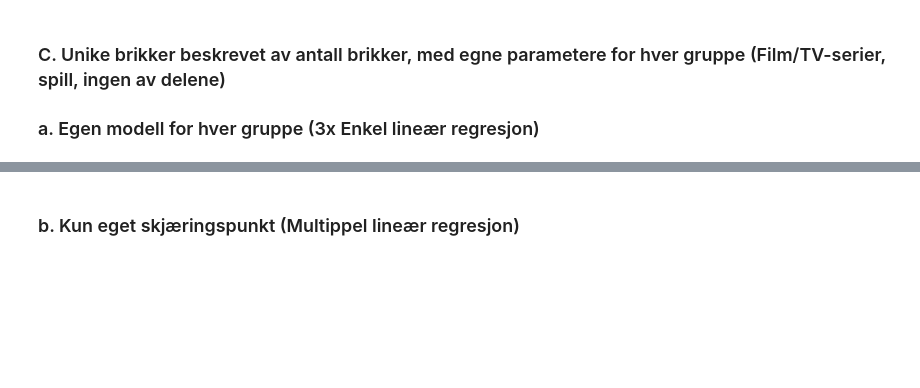
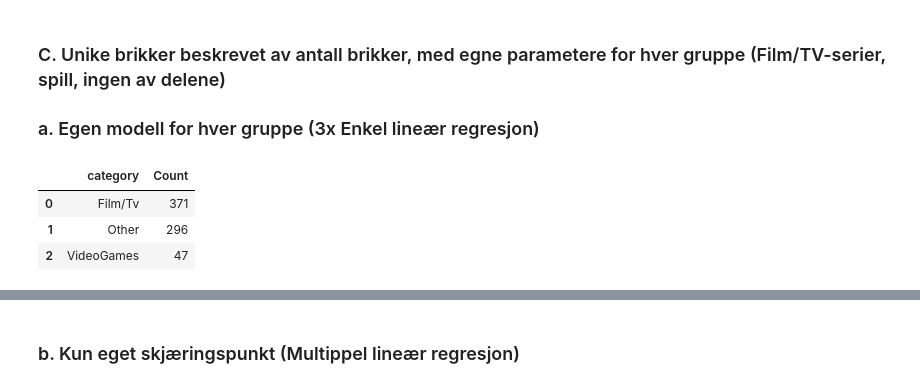
Before and after one commit to kludge7/ISTT1003-Statistikk, a Jupyter notebook: models.ipynb, the cells around one changed output, grey strips where cells are left out. Drawn from its saved outputs; the diff is of its cells as text; code cells hidden in the pictures; blank space fills up the shorter version.

```diff
--- a/models.ipynb
+++ b/models.ipynb
@@ -65 +133,11 @@ modell3_mlr.fit().summary()
+# %%
+# Puts the previously grouped themes in an array of the categories film/tv, video games and other
+lego_set_data['category'] = np.where(lego_set_data['Theme'].isin(film_tv_themes), 'Film/Tv',
+                                np.where(lego_set_data['Theme'].isin(video_games_themes), 'VideoGames', 'Other'))
+lego_set_data.groupby(['category']).size().reset_index(name ='Count')
+# %% [output]
+|  | category | Count |
+| 0 | Film/Tv | 371 |
+| 1 | Other | 296 |
+| 2 | VideoGames | 47 |
 # %%
```
Also changed, not shown: parts of 8 cells of this notebook.
